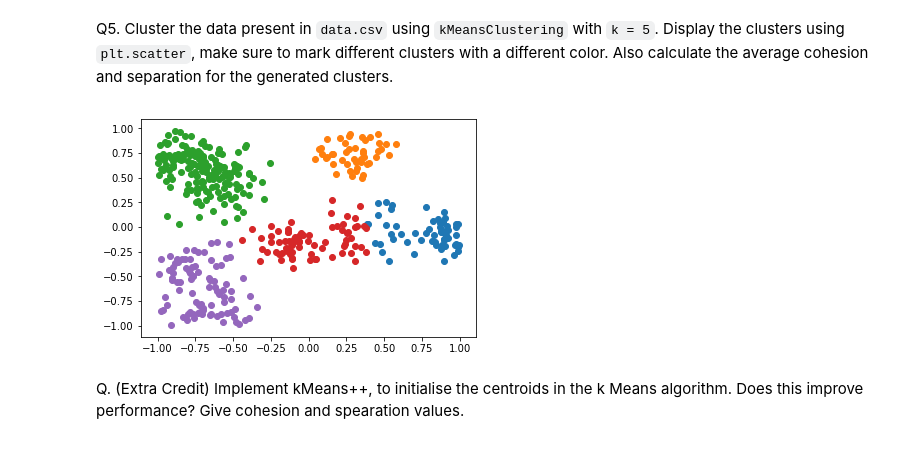
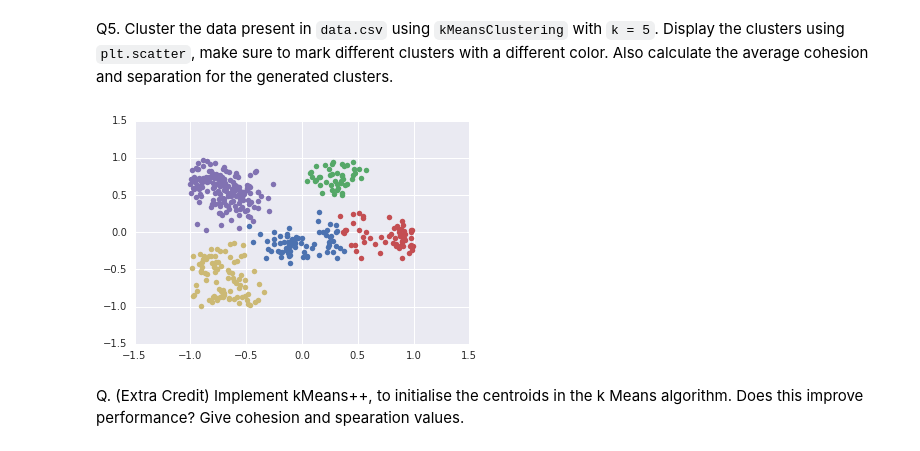
Before and after one commit to PatrickKlingler/CS363D-Assignment-2, a Jupyter notebook: Assignment2.ipynb, the cells around one changed output. Saved outputs shown, nothing was run; the diff lists cells and outputs as text; code cells hidden in the pictures.

```diff
--- a/Assignment2.ipynb
+++ b/Assignment2.ipynb
@@ -20,6 +20,8 @@ import matplotlib.pyplot as plt
 from numpy.random import rand
 from numpy.random import randint
 from numpy import square, sqrt
+import seaborn as sns
+sns.set()
 # %%
 # Enable inline mode for matplotlib so that IPython displays graphs.
 %matplotlib inline
@@ -63,6 +65,8 @@ def recompute_centroids(clusters):
         # a cluster will be a list of coordinates and we
         # want to calculate the mean for every dimension
         entries = len(cluster)
+        if entries == 0:
+            continue
         x = 0
         y = 0
         for coord in cluster:
@@ -108,11 +112,12 @@ Q5. Cluster the data present in `data.csv` using `kMeansClustering` with `k = 5`
 # %%
 # your code goes here
 mu, clusters = kMeansClustering(data, 5)
-for cl in clusters:
-    plt.scatter(cl[0], cl[1])
+colors = sns.color_palette()
+for i, cl in enumerate(clusters):
+    plt.scatter(cl[0], cl[1], c=colors[i], lw=0, s=30)
 plt.show()
 # %% [output]
-[figure, old version]
+[figure, new version]
 # %% [markdown]
 Q. (Extra Credit) Implement kMeans++, to initialise the centroids in the k Means algorithm. Does this improve performance? Give cohesion and spearation values.
 # %%
```
Also changed, not shown: parts of 5 cells of this notebook.
